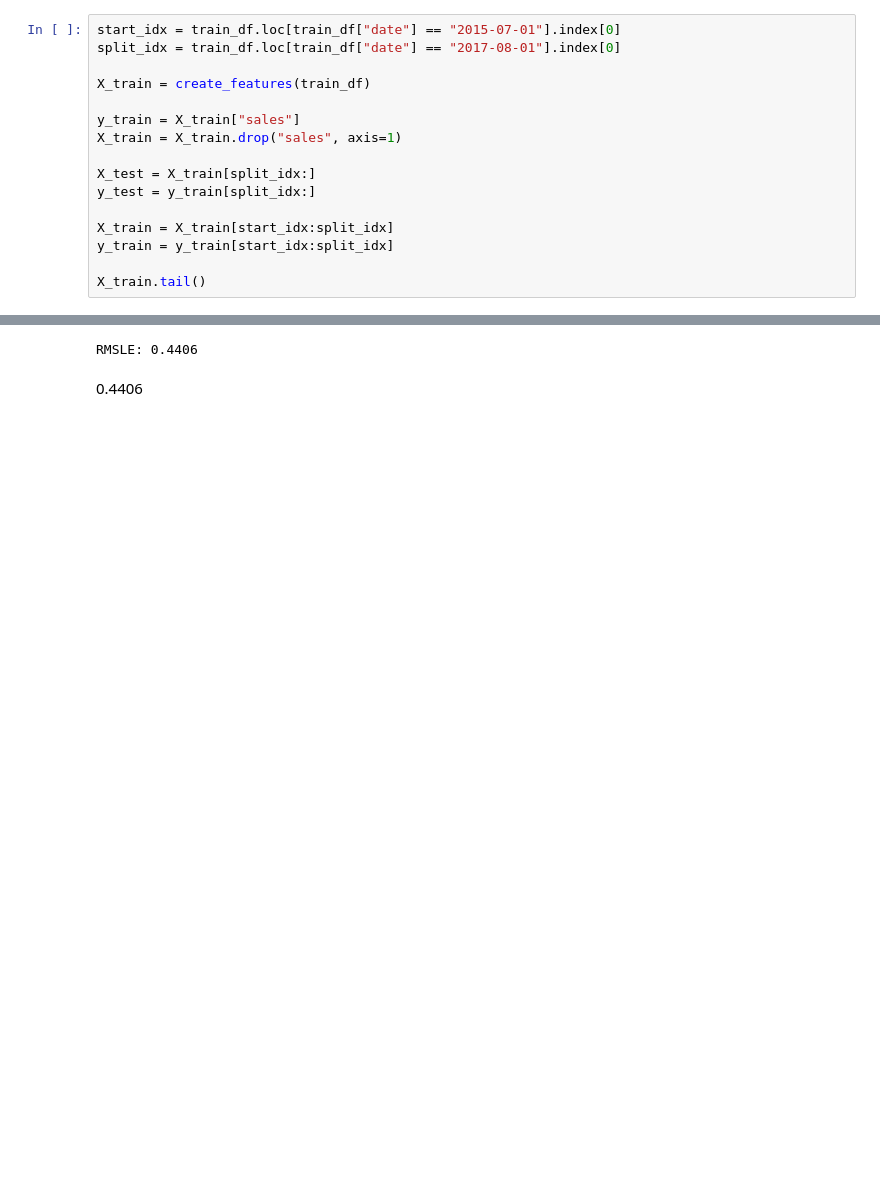
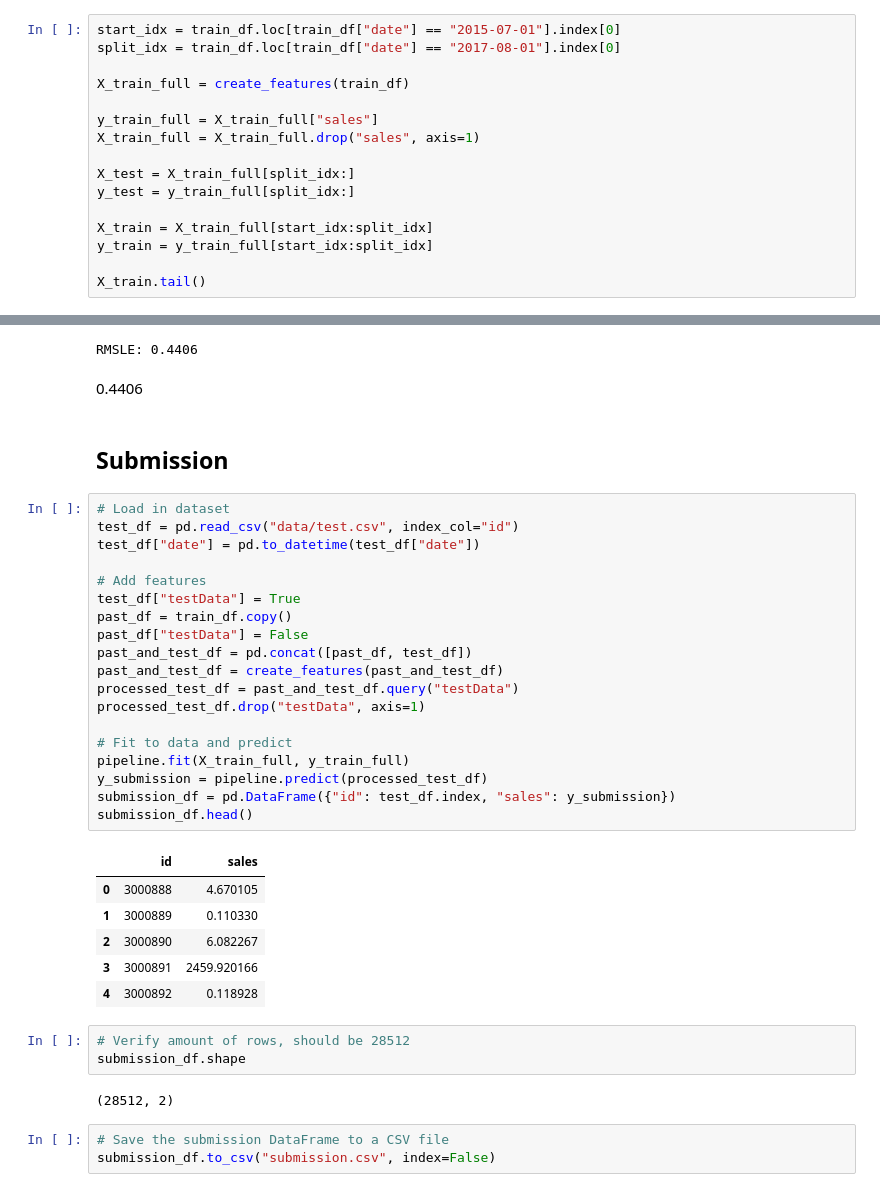
Before and after one commit to Milloz-dev/StoreSales-TimeSeriesForecasting, a Jupyter notebook: main.ipynb, the cells around one changed output, grey strips where cells are left out. Cells and saved outputs as stored; diff of their text form; blank space fills up the shorter version.

Commit message:
Added submission

```diff
--- a/main.ipynb
+++ b/main.ipynb
@@ -320,16 +320,16 @@ def create_features(df: pd.DataFrame) -> pd.DataFrame:
 start_idx = train_df.loc[train_df["date"] == "2015-07-01"].index[0]
 split_idx = train_df.loc[train_df["date"] == "2017-08-01"].index[0]
 
-X_train = create_features(train_df)
+X_train_full = create_features(train_df)
 
-y_train = X_train["sales"]
-X_train = X_train.drop("sales", axis=1)
+y_train_full = X_train_full["sales"]
+X_train_full = X_train_full.drop("sales", axis=1)
 
-X_test = X_train[split_idx:]
-y_test = y_train[split_idx:]
+X_test = X_train_full[split_idx:]
+y_test = y_train_full[split_idx:]
 
-X_train = X_train[start_idx:split_idx]
-y_train = y_train[start_idx:split_idx]
+X_train = X_train_full[start_idx:split_idx]
+y_train = y_train_full[start_idx:split_idx]
 
 X_train.tail()
 # %% [output]
@@ -497,3 +497,39 @@ print(f"RMSLE: {root_mean_squared_log_error(y_test, y_pred):.4f}")
 RMSLE: 0.4406
 # %% [markdown]
 0.4406
+# %% [markdown]
+## Submission
+# %%
+# Load in dataset
+test_df = pd.read_csv("data/test.csv", index_col="id")
+test_df["date"] = pd.to_datetime(test_df["date"])
+
+# Add features
+test_df["testData"] = True
+past_df = train_df.copy()
+past_df["testData"] = False
+past_and_test_df = pd.concat([past_df, test_df])
+past_and_test_df = create_features(past_and_test_df)
+processed_test_df = past_and_test_df.query("testData")
+processed_test_df.drop("testData", axis=1)
+
+# Fit to data and predict
+pipeline.fit(X_train_full, y_train_full)
+y_submission = pipeline.predict(processed_test_df)
+submission_df = pd.DataFrame({"id": test_df.index, "sales": y_submission})
+submission_df.head()
+# %% [output]
+|  | id | sales |
+| 0 | 3000888 | 4.670105 |
+| 1 | 3000889 | 0.110330 |
+| 2 | 3000890 | 6.082267 |
+| 3 | 3000891 | 2459.920166 |
+| 4 | 3000892 | 0.118928 |
+# %%
+# Verify amount of rows, should be 28512
+submission_df.shape
+# %% [output]
+(28512, 2)
+# %%
+# Save the submission DataFrame to a CSV file
+submission_df.to_csv("submission.csv", index=False)
```
Also changed, not shown: 1 other file.
